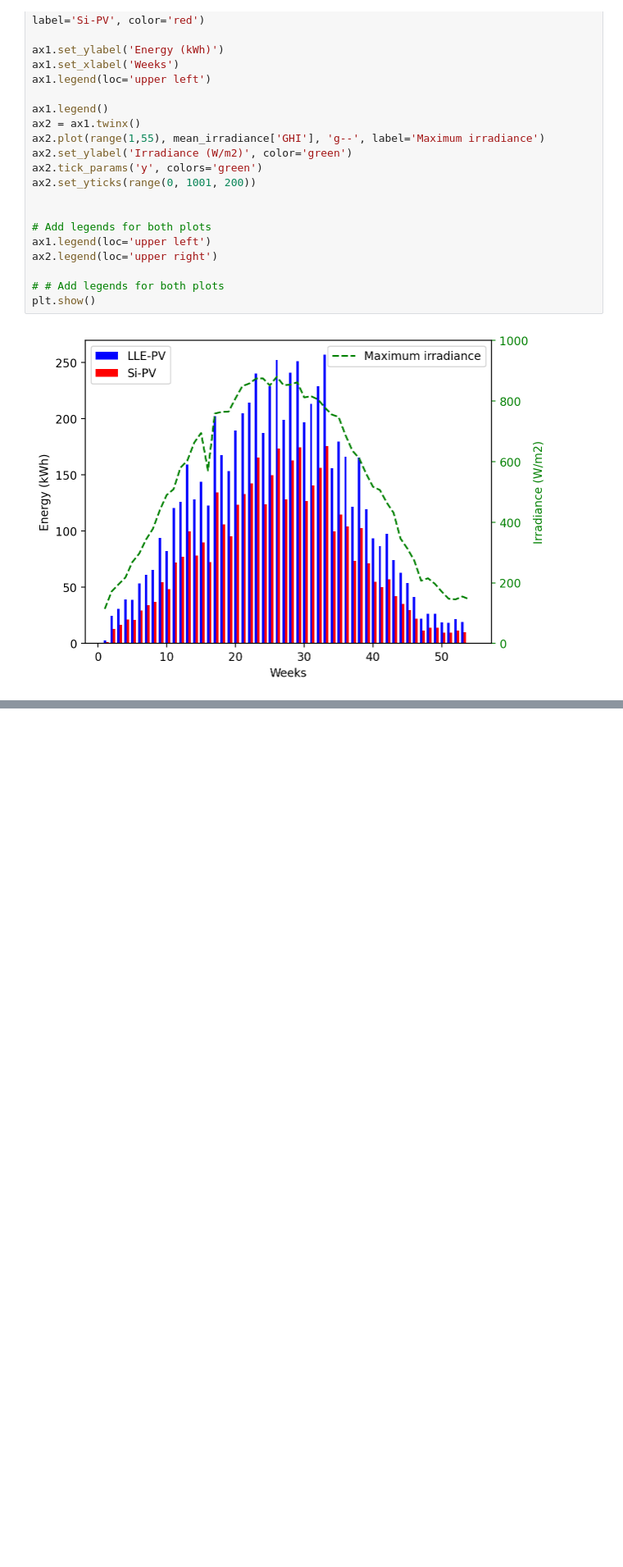
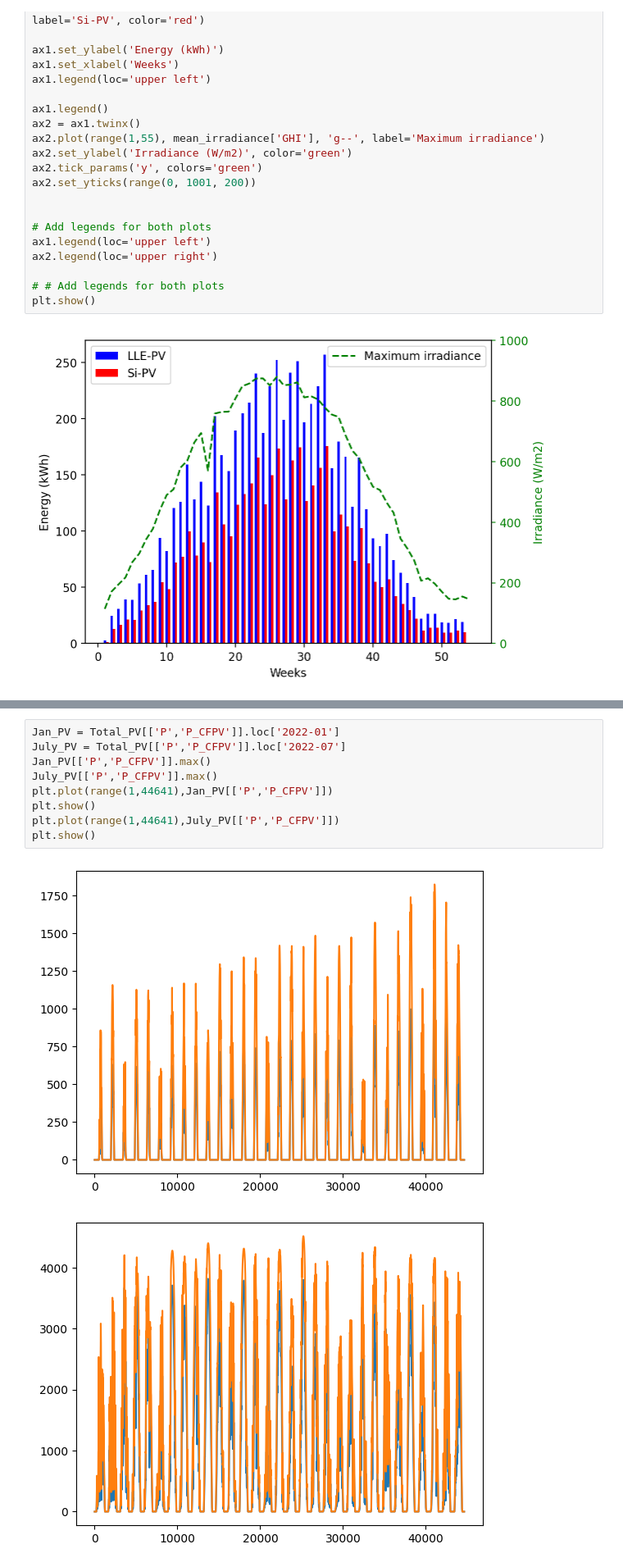
Before and after one commit to Alexisaglar/decentralised_network_analysis, a Jupyter notebook: data/pv_generation_data/jup_pv_generation.ipynb, the cells around one changed output, grey strips where cells are left out. Shown: that part at 82% size. Cells and saved outputs as stored; diff of their text form; blank space fills up the shorter version.

```diff
--- a/data/pv_generation_data/jup_pv_generation.ipynb
+++ b/data/pv_generation_data/jup_pv_generation.ipynb
@@ -236,0 +250,12 @@ NameError: name 'combined' is not defined
+# %%
+Jan_PV = Total_PV[['P','P_CFPV']].loc['2022-01']
+July_PV = Total_PV[['P','P_CFPV']].loc['2022-07']
+Jan_PV[['P','P_CFPV']].max()
+July_PV[['P','P_CFPV']].max()
+plt.plot(range(1,44641),Jan_PV[['P','P_CFPV']])
+plt.show()
+plt.plot(range(1,44641),July_PV[['P','P_CFPV']])
+plt.show()
+# %% [output]
+[figure, added]
+[figure, added]
```
Also changed, not shown: parts of 4 cells of this notebook, 1 other file.
